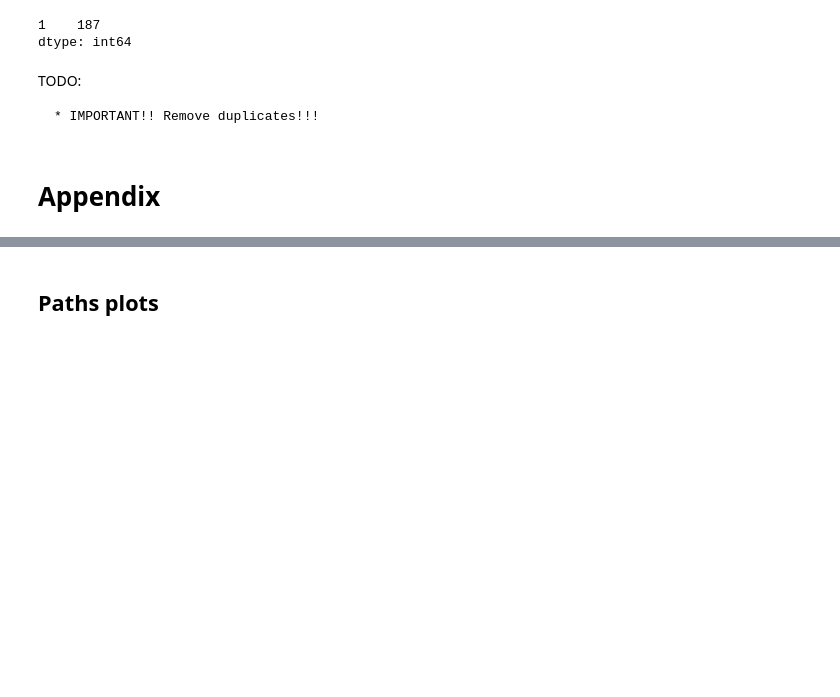
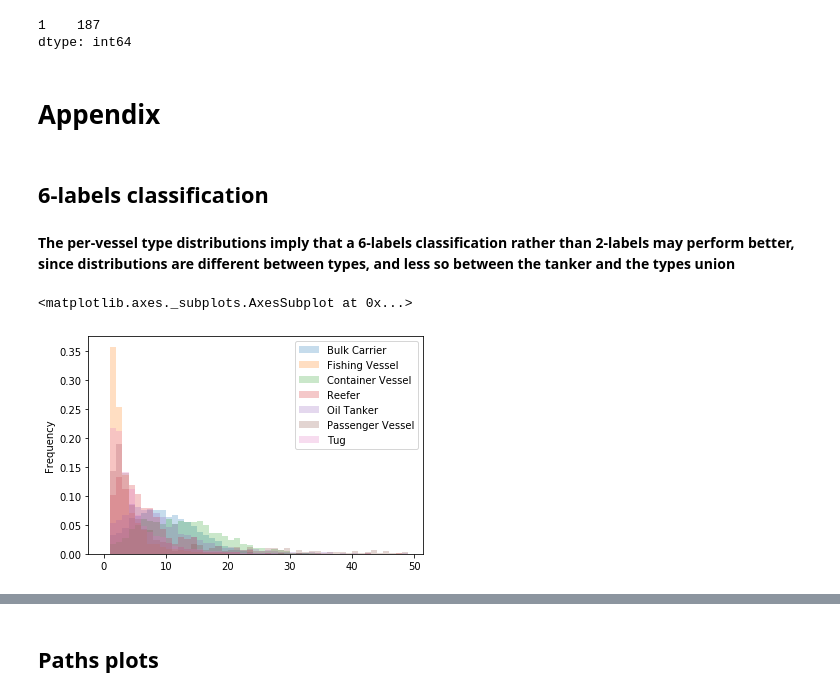
Before and after one commit to matanma/ML, a Jupyter notebook: WinWard/WinWard.ipynb, the cells around one changed output, grey strips where cells are left out. Drawn from its saved outputs; the diff is of its cells as text; code cells hidden in the pictures; blank space fills up the shorter version.

```diff
--- a/WinWard/WinWard.ipynb
+++ b/WinWard/WinWard.ipynb
@@ -1253,9 +1183,20 @@ for clf_id, clf in tuned_classifiers_for_submission.items():
 # %% [output]
 1    187
 dtype: int64
-# %% [markdown]
-TODO:
-
-    * IMPORTANT!! Remove duplicates!!!
 # %% [markdown]
 # Appendix #
+# %% [markdown]
+## 6-labels classification ##
+# %% [markdown]
+**The per-vessel type distributions imply that a 6-labels classification rather than 2-labels may perform better, since distributions are different between types, and less so between the tanker and the types union**
+# %%
+vess_by_type = defaultdict(list)
+for vid,vdf in train_df_to_work_with.groupby('ves_id'):
+    vess_by_type[vdf.iloc[0]['type']].append(vdf)
+# %%
+bins_for_num_locations = np.arange(0, 50, 1)
+num_locations_per_type = { k : pd.Series( [len(np.unique(vdf['port_id'])) for vdf in vess_by_type[k]]) for k in vess_by_type}
+pd.DataFrame(num_locations_per_type).plot.hist(alpha=0.25, density=True, bins=bins_for_num_locations)
+# %% [output]
+<matplotlib.axes._subplots.AxesSubplot at 0x...>
+[figure, added]
```
Also changed, not shown: parts of 80 cells of this notebook.
